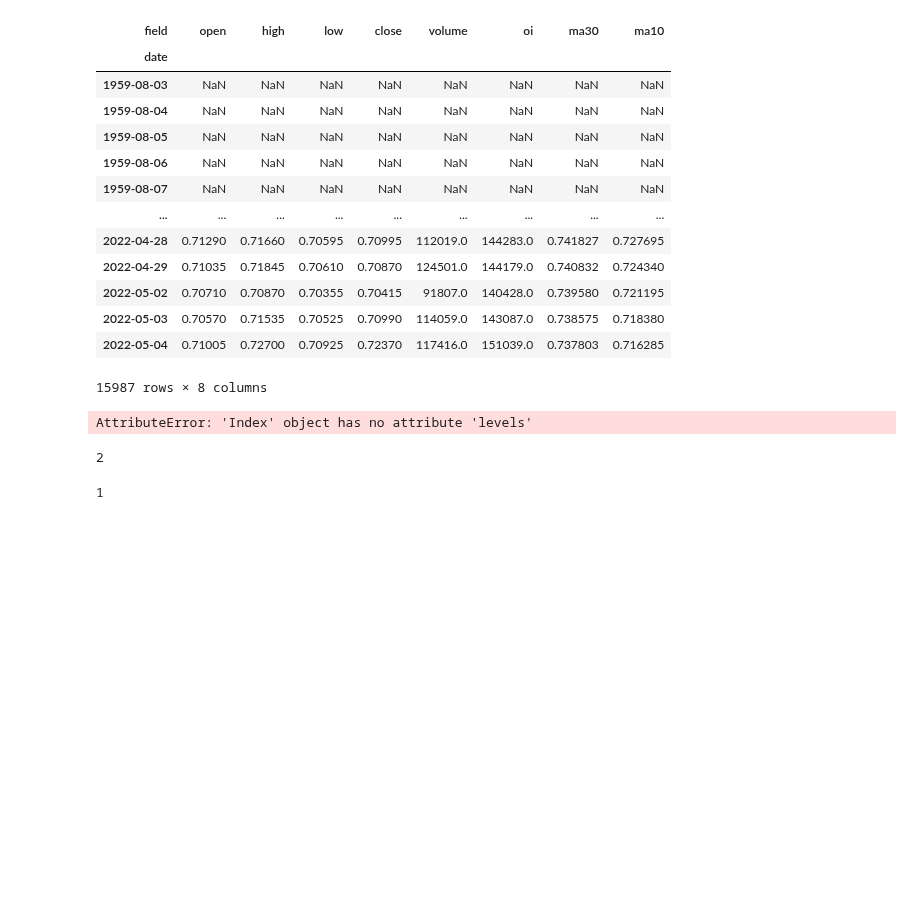
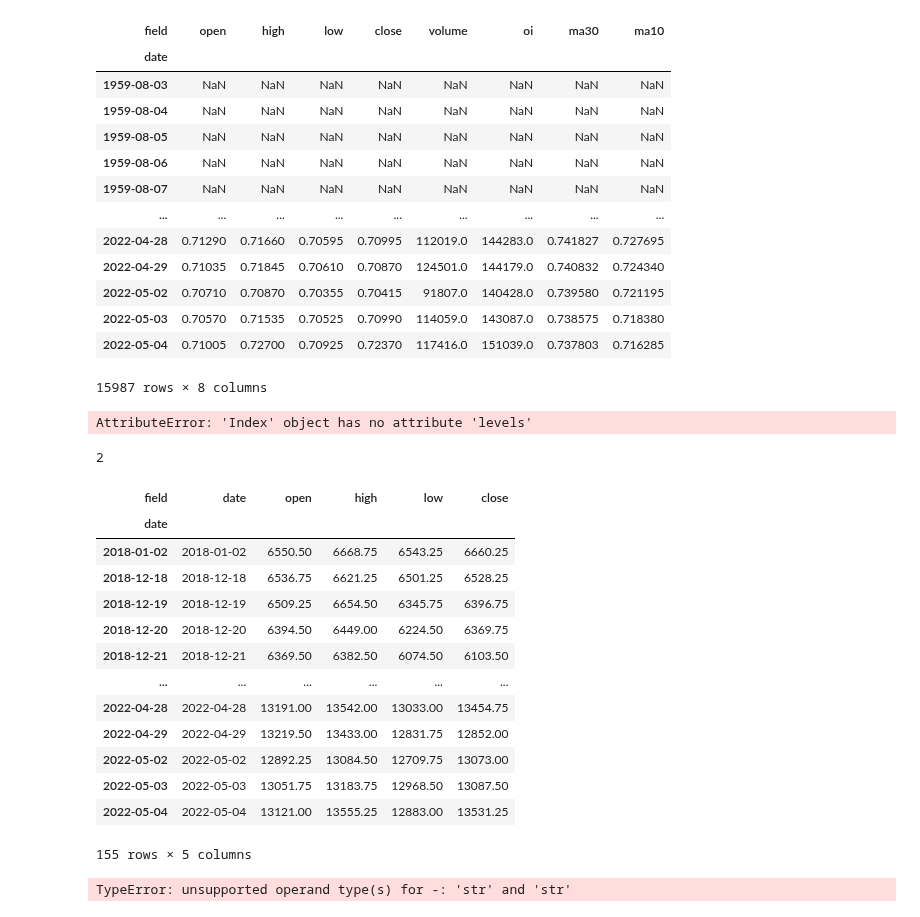
Before and after one commit to zipu/Trading, a Jupyter notebook: backtesting/run.ipynb, the cells around one changed output. Cells and saved outputs as stored; diff of their text form; code cells hidden in the pictures; blank space fills up the shorter version.

```diff
--- a/backtesting/run.ipynb
+++ b/backtesting/run.ipynb
@@ -220,2 +290,0 @@ df=df.iloc[1000]
-# %%
-mask = df.isna().groupby('symbol').any()
@@ -291,7 +380,3 @@ len(f.names)
 2
 # %%
 d =df.columns
-# %%
-len(d.names)
-# %% [output]
-1
@@ -297,0 +385,41 @@ len(d.names)
+# %%
+trades = pd.DataFrame(system.trades.log(symbol='NQ'))
+quote = system.quotes['NQ'][['open','high','low','close']].dropna()
+quote.insert(0, 'date', quote.index)
+win_masks = []
+lose_masks =[]
+for idx, row in trades.iterrows():
+    mask = (quote['date'] >= row['entrydate']) & (quote['date'] <= row['exitdate'])
+    if row['result'] == 'WIN':
+        win_masks.append(mask)
+    elif row['result'] == 'LOSE':
+        lose_masks.append(mask)
+
+        win_mask = reduce(np.logical_or, win_masks) if win_masks else quote['date'] == -1
+        lose_mask = reduce(np.logical_or, lose_masks) if lose_masks else quote['date'] == -1
+
+        win_dates = quote[win_mask].index
+        lose_dates = quote[lose_mask].index
+        neutral_dates = quote[~win_mask & ~lose_mask].index
+        dates = [win_dates, lose_dates, neutral_dates]
+# %%
+quote.loc[neutral_dates]
+# %% [output]
+| field | date | open | high | low | close |
+| date |  |  |  |  |  |
+| 2018-01-02 | 2018-01-02 | 6550.50 | 6668.75 | 6543.25 | 6660.25 |
+| 2018-12-18 | 2018-12-18 | 6536.75 | 6621.25 | 6501.25 | 6528.25 |
+| 2018-12-19 | 2018-12-19 | 6509.25 | 6654.50 | 6345.75 | 6396.75 |
+| 2018-12-20 | 2018-12-20 | 6394.50 | 6449.00 | 6224.50 | 6369.75 |
+| 2018-12-21 | 2018-12-21 | 6369.50 | 6382.50 | 6074.50 | 6103.50 |
+| ... | ... | ... | ... | ... | ... |
+| 2022-04-28 | 2022-04-28 | 13191.00 | 13542.00 | 13033.00 | 13454.75 |
+| 2022-04-29 | 2022-04-29 | 13219.50 | 13433.00 | 12831.75 | 12852.00 |
+| 2022-05-02 | 2022-05-02 | 12892.25 | 13084.50 | 12709.75 | 13073.00 |
+| 2022-05-03 | 2022-05-03 | 13051.75 | 13183.75 | 12968.50 | 13087.50 |
+| 2022-05-04 | 2022-05-04 | 13121.00 | 13555.25 | 12883.00 | 13531.25 |
+155 rows × 5 columns
+# %%
+quote.loc[np.r_['2018-01-12':'2018-02-01' , '2019-01-01':'2019-03-01']]
+# %% [output]
+TypeError: unsupported operand type(s) for -: 'str' and 'str'
```
Also changed, not shown: parts of 33 cells of this notebook, 3 other files.
